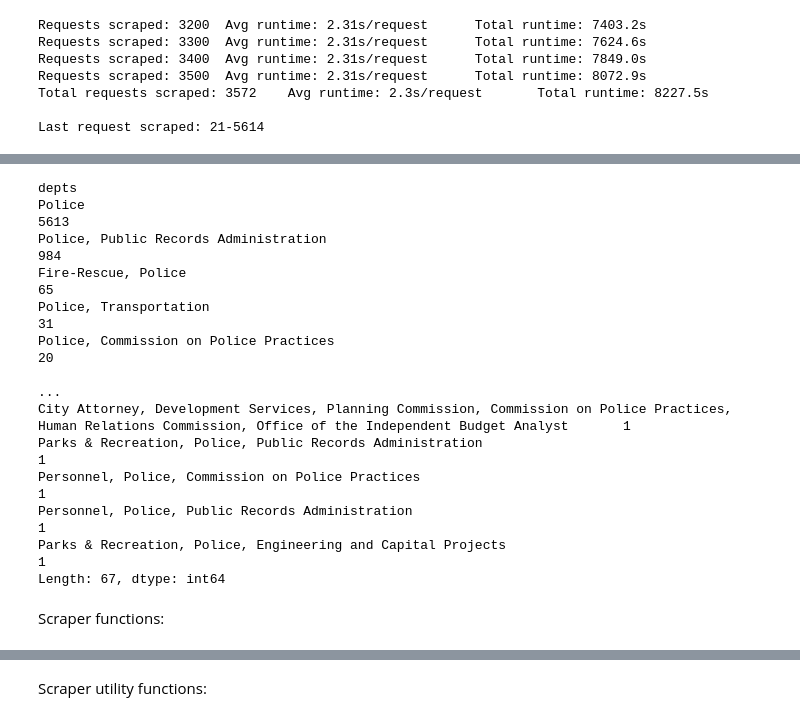
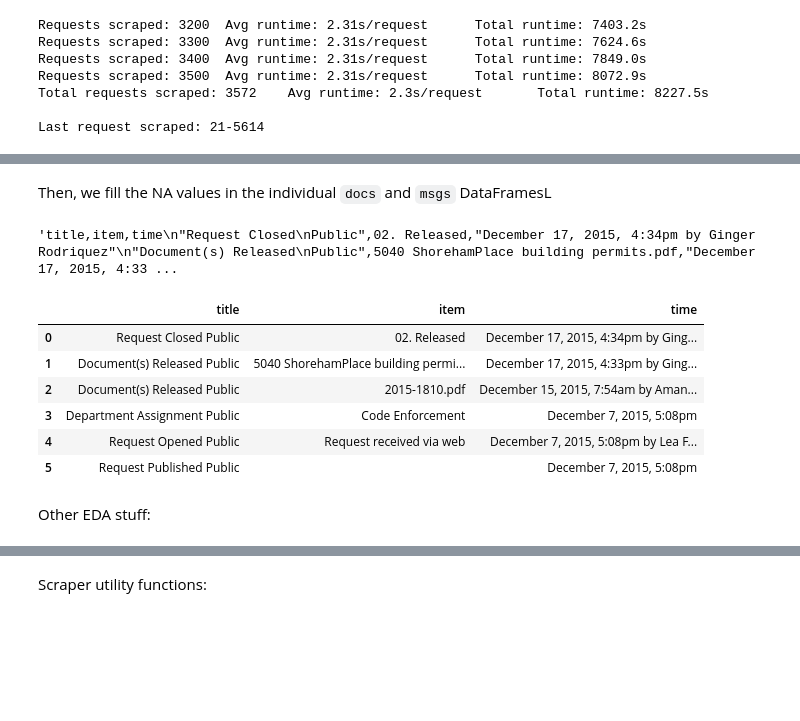
Before and after one commit to Saikrishna-Achalla/police-records-analysis, a Jupyter notebook: steven/nextrequest-selenium.ipynb, the cells around one changed output, grey strips where cells are left out. Saved outputs shown, nothing was run; the diff lists cells and outputs as text; code cells hidden in the pictures; blank space fills up the shorter version.

Commit message:
Preliminary data cleaning and EDA on SD data

```diff
--- a/steven/nextrequest-selenium.ipynb
+++ b/steven/nextrequest-selenium.ipynb
@@ -220,22 +218,23 @@ test_df.head()
 | 2 | 15-1812 | CLOSED | Records related to the following ... | December 7, 2015 via web | City Clerk | title,link http://www.sandiego.go... | Mailei Ross-Cerezo | title,item,time "Request Closed P... | ... | title \ 0 ... |
 | 3 | 15-1813 | CLOSED | Historical lease payments made by... | December 7, 2015 via web | Department of Real Estate and Air... |  | Jeffrey Wallace | title,item,time "Request Closed P... | None | title ... |
 | 4 | 15-1814 | CLOSED | Open violations, variances, ordin... | December 7, 2015 via web | Code Enforcement | title,link 15-1814 Fire Responsiv... | Ginger Rodriguez | title,item,time "Request Closed P... | title \ 0 ... | title ... |
-# %%
-dept = 'Police'
-test_df[test_df['depts'].str.contains(dept)].value_counts('depts')
-# %% [output]
-depts
-Police                                                                                                                                                            5613
-Police, Public Records Administration                                                                                                                              984
-Fire-Rescue, Police                                                                                                                                                 65
-Police, Transportation                                                                                                                                              31
-Police, Commission on Police Practices                                                                                                                              20
-                                                                                                                                                                  ...
-City Attorney, Development Services, Planning Commission, Commission on Police Practices, Human Relations Commission, Office of the Independent Budget Analyst       1
-Parks & Recreation, Police, Public Records Administration                                                                                                            1
-Personnel, Police, Commission on Police Practices                                                                                                                    1
-Personnel, Police, Public Records Administration                                                                                                                     1
-Parks & Recreation, Police, Engineering and Capital Projects                                                                                                         1
-Length: 67, dtype: int64
-# %% [markdown]
-Scraper functions:
+# %% [markdown]
+Then, we fill the NA values in the individual `docs` and `msgs` DataFramesL
+# %%
+df_fillna = lambda df: df.convert_dtypes().fillna('') if df is not None else None
+test_df['docs_df'] = test_df['docs_df'].apply(df_fillna)
+test_df['msgs_df'] = test_df['msgs_df'].apply(df_fillna)
+# %% [output]
+'title,item,time\n"Request Closed\nPublic",02. Released,"December 17, 2015, 4:34pm by Ginger Rodriquez"\n"Document(s) Released\nPublic",5040 ShorehamPlace building permits.pdf,"December 17, 2015, 4:33 ...
+# %%
+test_df.loc[0]['msgs_df']
+# %% [output]
+|  | title | item | time |
+| 0 | Request Closed Public | 02. Released | December 17, 2015, 4:34pm by Ging... |
+| 1 | Document(s) Released Public | 5040 ShorehamPlace building permi... | December 17, 2015, 4:33pm by Ging... |
+| 2 | Document(s) Released Public | 2015-1810.pdf | December 15, 2015, 7:54am by Aman... |
+| 3 | Department Assignment Public | Code Enforcement | December 7, 2015, 5:08pm |
+| 4 | Request Opened Public | Request received via web | December 7, 2015, 5:08pm by Lea F... |
+| 5 | Request Published Public |  | December 7, 2015, 5:08pm |
+# %% [markdown]
+Other EDA stuff:
```
Also changed, not shown: parts of 12 cells of this notebook.
